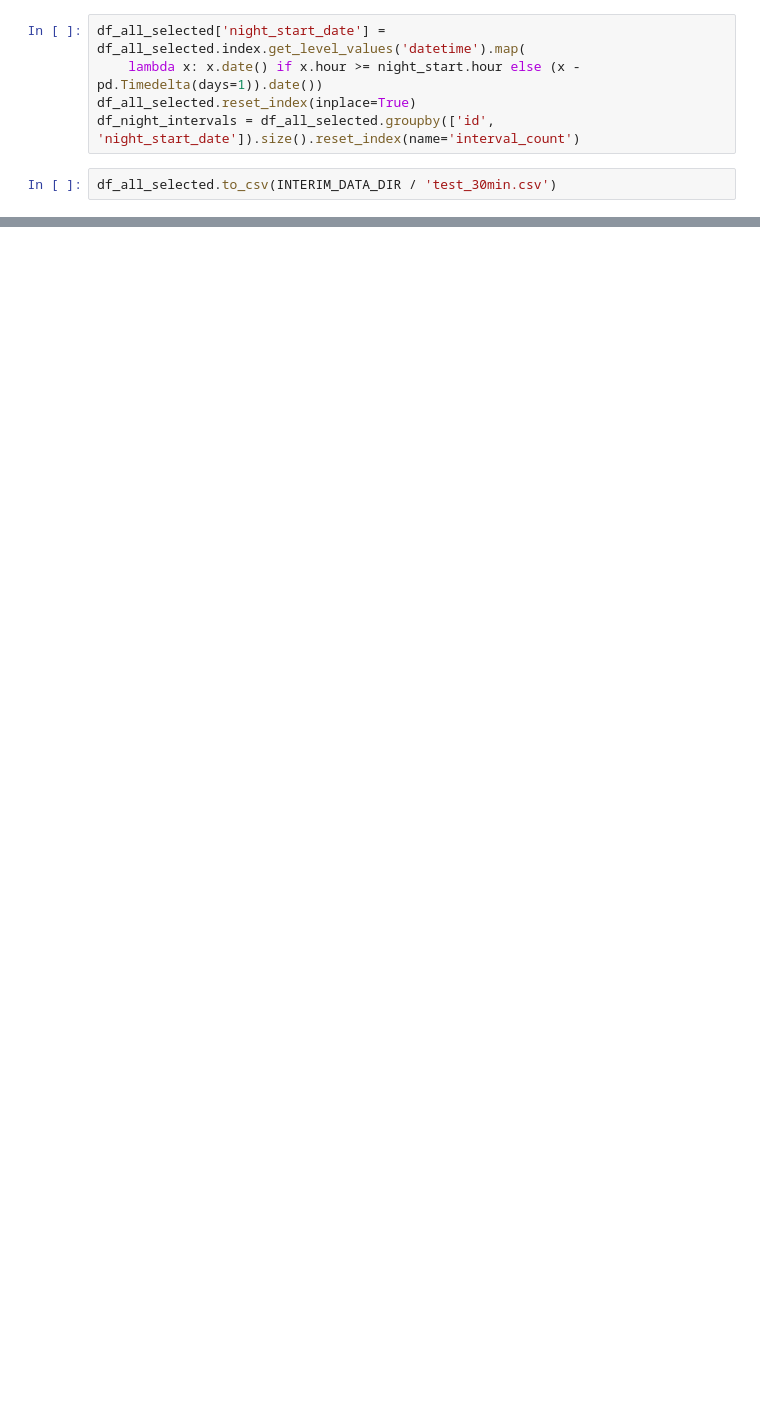
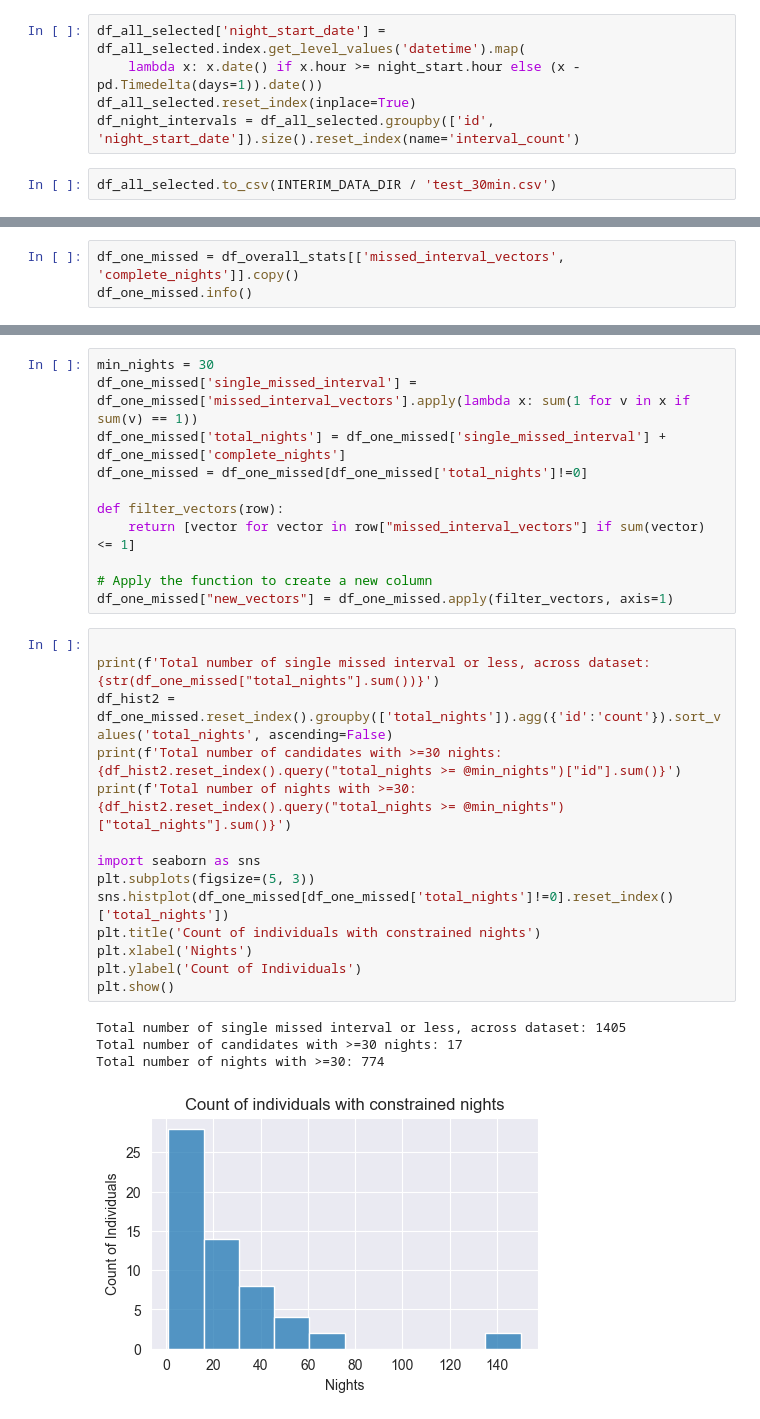
Before and after one commit to rdbrist/masters_project, a Jupyter notebook: notebooks/2.01-rd-candidate-selection-analysis.ipynb, the cells around one changed output, grey strips where cells are left out. Saved outputs shown, nothing was run; the diff lists cells and outputs as text; blank space fills up the shorter version.

```diff
--- a/notebooks/2.01-rd-candidate-selection-analysis.ipynb
+++ b/notebooks/2.01-rd-candidate-selection-analysis.ipynb
@@ -371,0 +412,3 @@ df_all_selected.to_csv(INTERIM_DATA_DIR / 'test_30min.csv')
+# %%
+df_one_missed = df_overall_stats[['missed_interval_vectors', 'complete_nights']].copy()
+df_one_missed.info()
@@ -371,0 +425,30 @@ df_all_selected.to_csv(INTERIM_DATA_DIR / 'test_30min.csv')
+# %%
+min_nights = 30
+df_one_missed['single_missed_interval'] = df_one_missed['missed_interval_vectors'].apply(lambda x: sum(1 for v in x if sum(v) == 1))
+df_one_missed['total_nights'] = df_one_missed['single_missed_interval'] + df_one_missed['complete_nights']
+df_one_missed = df_one_missed[df_one_missed['total_nights']!=0]
+
+def filter_vectors(row):
+    return [vector for vector in row["missed_interval_vectors"] if sum(vector) <= 1]
+
+# Apply the function to create a new column
+df_one_missed["new_vectors"] = df_one_missed.apply(filter_vectors, axis=1)
+# %%
+
+print(f'Total number of single missed interval or less, across dataset: {str(df_one_missed["total_nights"].sum())}')
+df_hist2 = df_one_missed.reset_index().groupby(['total_nights']).agg({'id':'count'}).sort_values('total_nights', ascending=False)
+print(f'Total number of candidates with >=30 nights: {df_hist2.reset_index().query("total_nights >= @min_nights")["id"].sum()}')
+print(f'Total number of nights with >=30: {df_hist2.reset_index().query("total_nights >= @min_nights")["total_nights"].sum()}')
+
+import seaborn as sns
+plt.subplots(figsize=(5, 3))
+sns.histplot(df_one_missed[df_one_missed['total_nights']!=0].reset_index()['total_nights'])
+plt.title('Count of individuals with constrained nights')
+plt.xlabel('Nights')
+plt.ylabel('Count of Individuals')
+plt.show()
+# %% [output]
+Total number of single missed interval or less, across dataset: 1405
+Total number of candidates with >=30 nights: 17
+Total number of nights with >=30: 774
+[figure, added]
```
Also changed, not shown: parts of 20 cells of this notebook, 9 other files.
